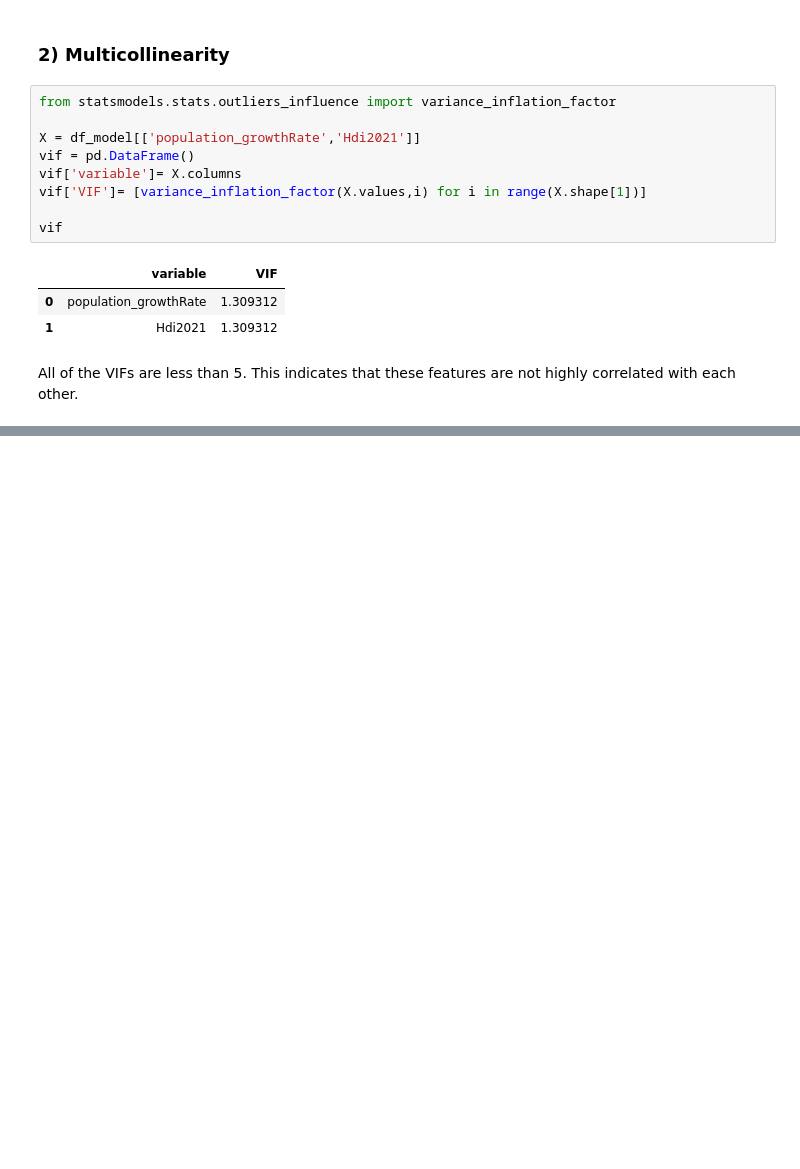
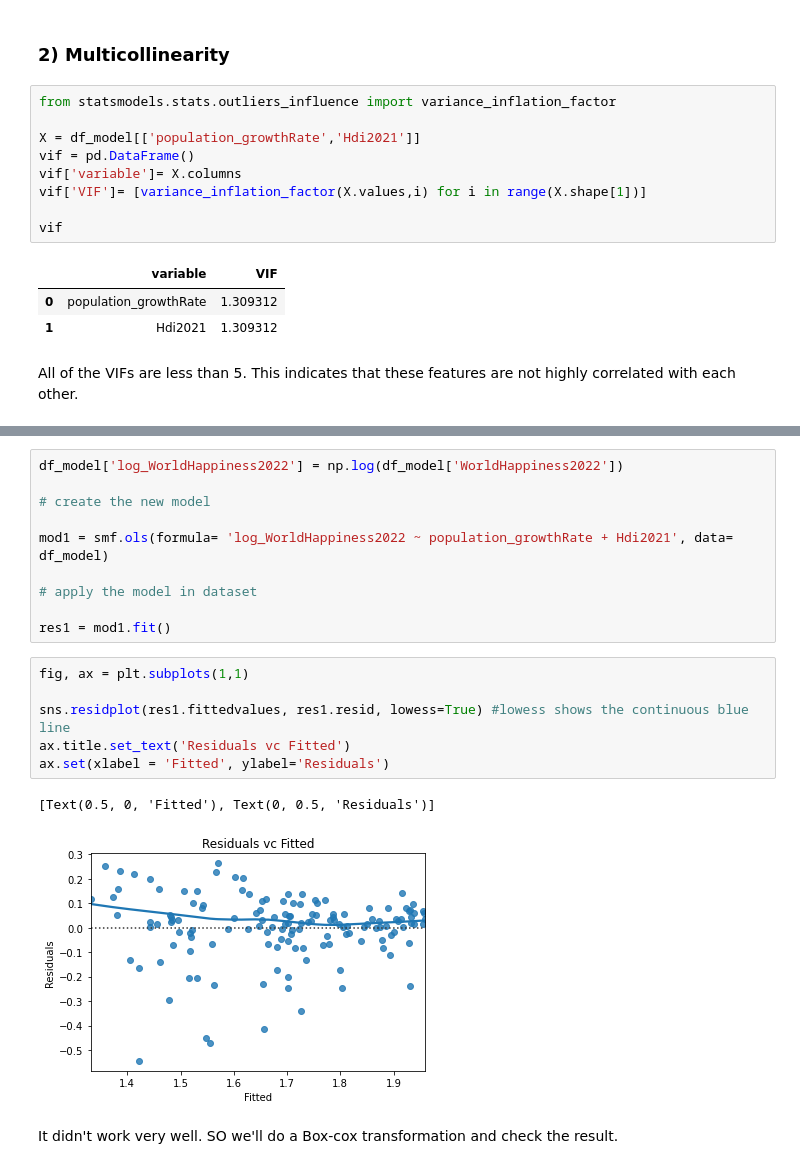
Before and after one commit to VanGaigher/Best_Contries_to_Live, a Jupyter notebook: World_Happiness_MLR.ipynb, the cells around one changed output, grey strips where cells are left out. Drawn from its saved outputs; the diff is of its cells as text; blank space fills up the shorter version.

```diff
--- a/World_Happiness_MLR.ipynb
+++ b/World_Happiness_MLR.ipynb
@@ -239,0 +268,21 @@ All of the VIFs are less than 5. This indicates that these features are not high
+# %%
+df_model['log_WorldHappiness2022'] = np.log(df_model['WorldHappiness2022'])
+
+# create the new model
+
+mod1 = smf.ols(formula= 'log_WorldHappiness2022 ~ population_growthRate + Hdi2021', data= df_model)
+
+# apply the model in dataset
+
+res1 = mod1.fit()
+# %%
+fig, ax = plt.subplots(1,1)
+
+sns.residplot(res1.fittedvalues, res1.resid, lowess=True) #lowess shows the continuous blue line
+ax.title.set_text('Residuals vc Fitted')
+ax.set(xlabel = 'Fitted', ylabel='Residuals')
+# %% [output]
+[Text(0.5, 0, 'Fitted'), Text(0, 0.5, 'Residuals')]
+[figure, added]
+# %% [markdown]
+It didn't work very well. SO we'll do a Box-cox transformation and check the result.
```
Also changed, not shown: parts of 26 cells of this notebook.
